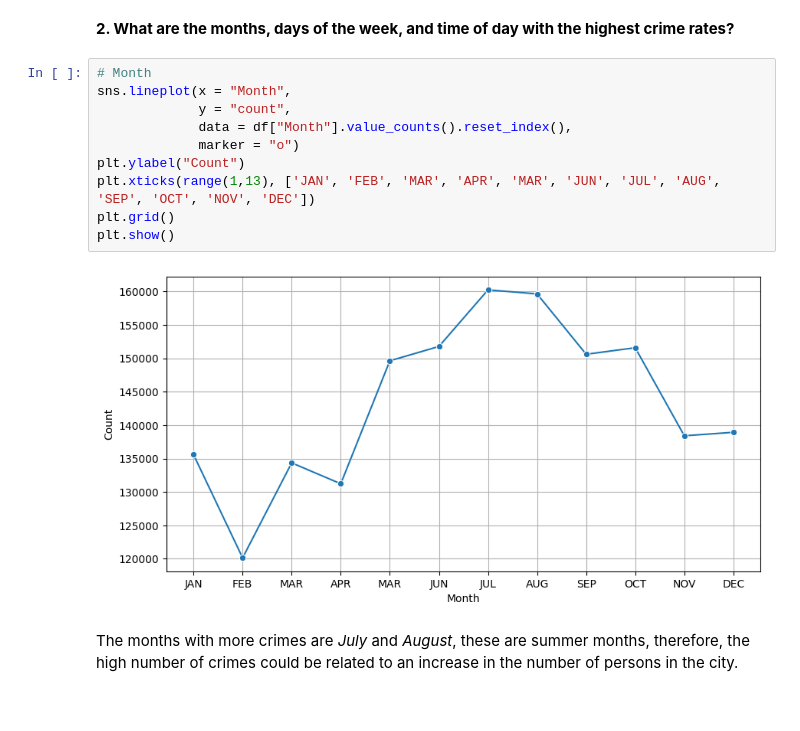
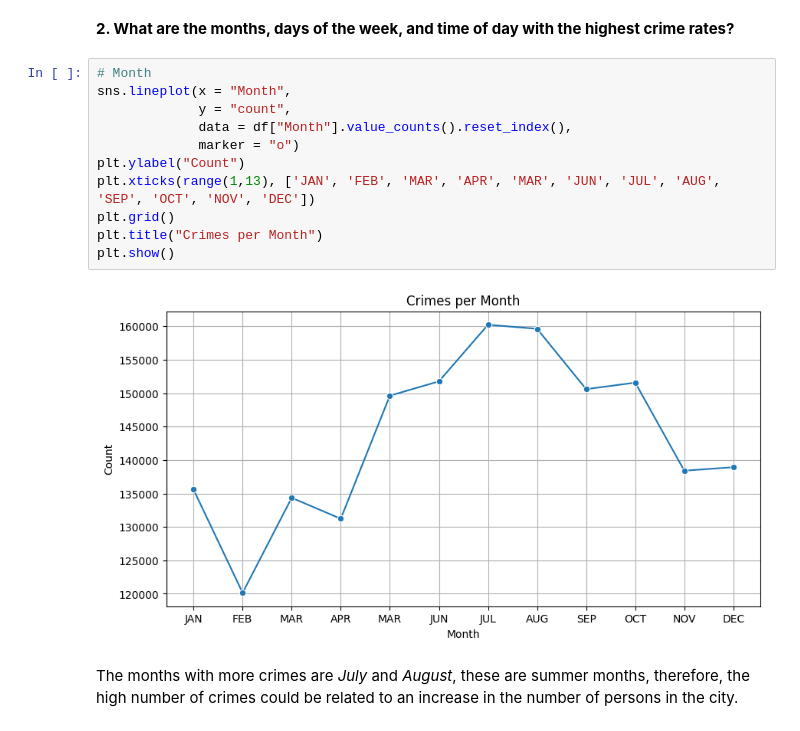
Before and after one commit to alejo1630/chicago_crimes, a Jupyter notebook: chicago_crimes.ipynb, the cells around one changed output. Drawn from its saved outputs; the diff is of its cells as text.

```diff
--- a/chicago_crimes.ipynb
+++ b/chicago_crimes.ipynb
@@ -109,15 +110,16 @@ plt.show()
 # %%
 # Month
 sns.lineplot(x = "Month",
              y = "count",
              data = df["Month"].value_counts().reset_index(),
              marker = "o")
 plt.ylabel("Count")
 plt.xticks(range(1,13), ['JAN', 'FEB', 'MAR', 'APR', 'MAR', 'JUN', 'JUL', 'AUG', 'SEP', 'OCT', 'NOV', 'DEC'])
 plt.grid()
+plt.title("Crimes per Month")
 plt.show()
 # %% [output]
-[figure, old version]
+[figure, new version]
 # %% [markdown]
 The months with more crimes are *July* and *August*, these are summer months, therefore, the high number of crimes could be related to an increase in the number of persons in the city.
 # %%
```
Also changed, not shown: parts of 25 cells of this notebook.
